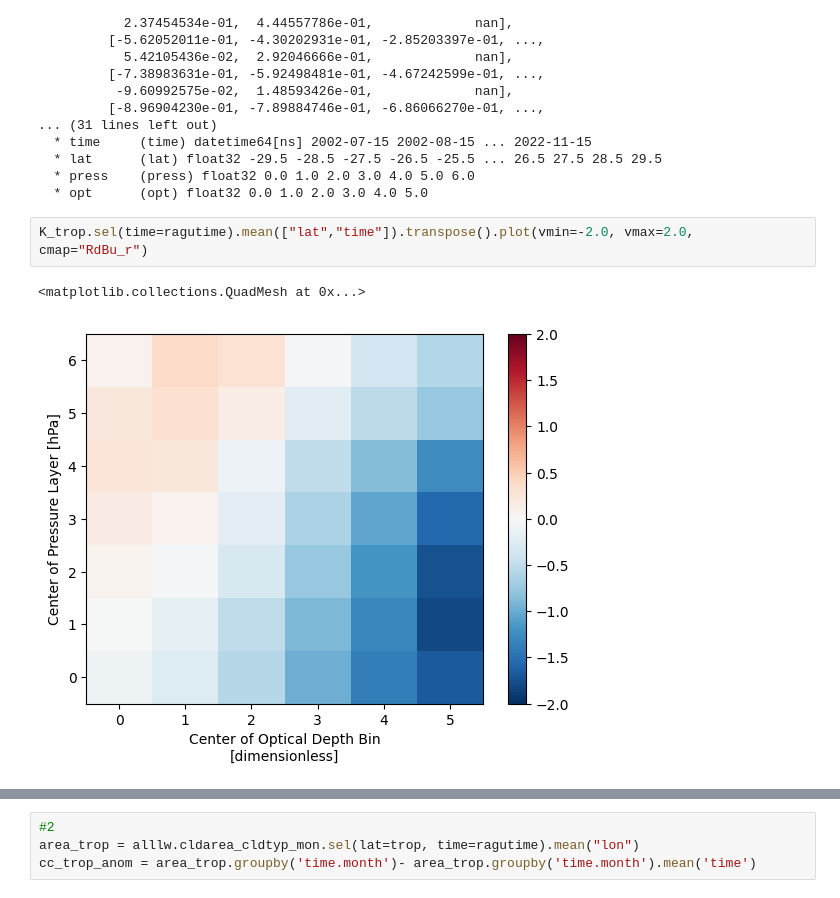
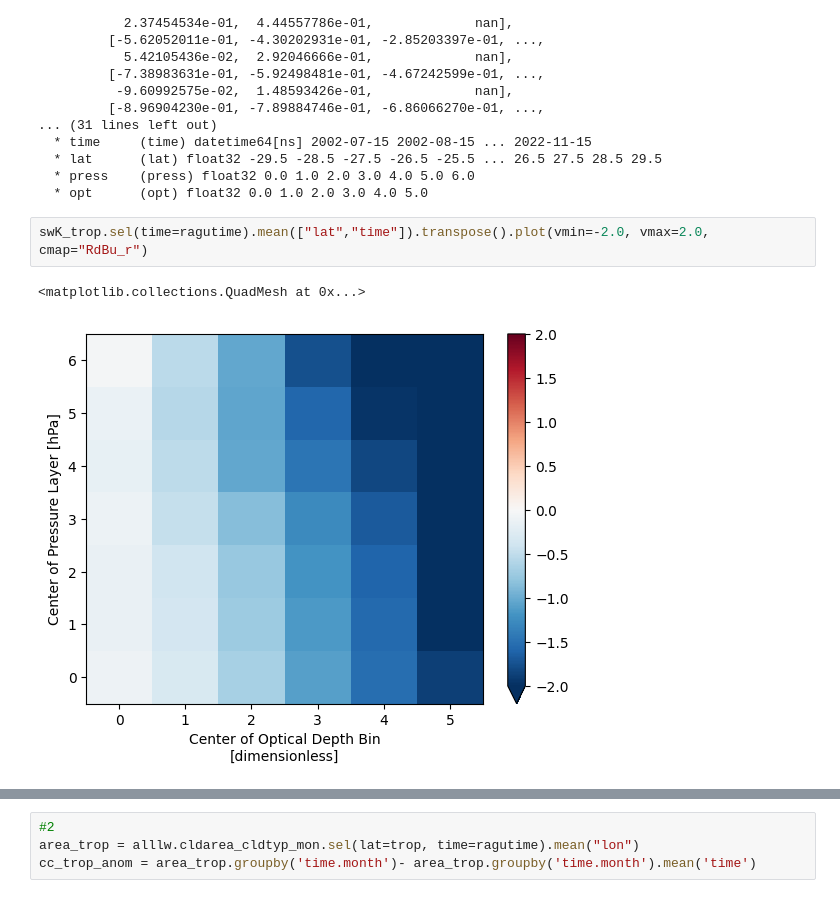
Before and after one commit to paula-rj/HighClouds, a Jupyter notebook: feedbacks.ipynb, the cells around one changed output, grey strips where cells are left out. Drawn from its saved outputs; the diff is of its cells as text.

Commit message:
adding 3-in-1 plots

```diff
--- a/feedbacks.ipynb
+++ b/feedbacks.ipynb
@@ -79,7 +79,7 @@ array([[[[-6.95322827e-02,  3.64839882e-02,  8.21122974e-02, ...,
   * press    (press) float32 0.0 1.0 2.0 3.0 4.0 5.0 6.0
   * opt      (opt) float32 0.0 1.0 2.0 3.0 4.0 5.0
 # %%
-K_trop.sel(time=ragutime).mean(["lat","time"]).transpose().plot(vmin=-2.0, vmax=2.0, cmap="RdBu_r")
+swK_trop.sel(time=ragutime).mean(["lat","time"]).transpose().plot(vmin=-2.0, vmax=2.0, cmap="RdBu_r")
 # %% [output]
 <matplotlib.collections.QuadMesh at 0x...>
-[figure, old version]
+[figure, new version]
```
Also changed, not shown: parts of 2 cells of this notebook, 2 other files.
